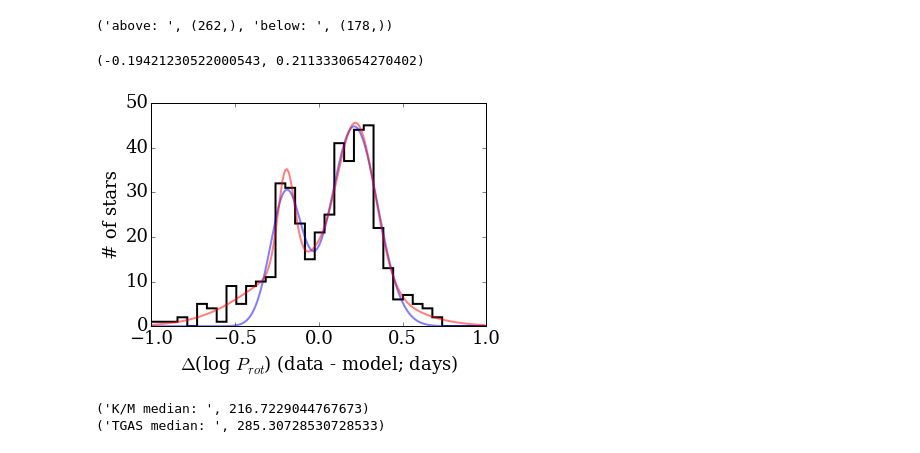
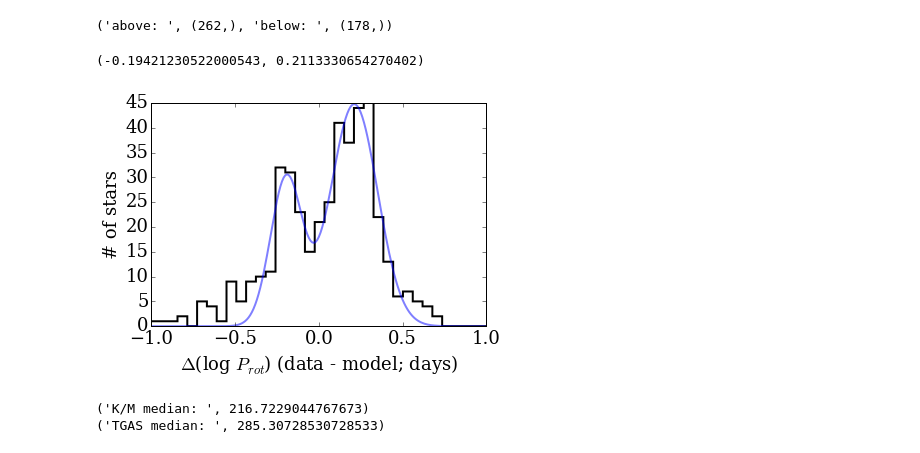
Before and after one commit to jradavenport/gaia_rot, a Jupyter notebook: explore.ipynb, the cells around one changed output. Saved outputs shown, nothing was run; the diff lists cells and outputs as text; code cells hidden in the pictures.

```diff
--- a/explore.ipynb
+++ b/explore.ipynb
@@ -530,29 +530,29 @@ def _gaus3(x, a1, x1, sig1, a2, x2, sig2, a3, x3, sig3):
 # %%
 yy, xx, _ = plt.hist(np.log10(gaia[u'Prot'].values[ok][msok]) - np.log10(red_P),
                      bins=45, histtype='step', lw=2, color='k')
 
 p2 = [32, -0.25, 0.01, 45, 0.25, 0.01]
 bcent = (xx[:-1] + xx[1:])/2.
 popt2, pcov = curve_fit(_gaus2, bcent, yy, p0=p2)
 
 dprot = np.arange(-1,1,0.01)
 plt.plot(dprot, _gaus2(dprot, *popt2), lw=2, alpha=0.5)
 
 p3 = [32, -0.25, 0.01, 45, 0.25, 0.01, 10, -0.1, 0.3]
 popt3, pcov = curve_fit(_gaus3, bcent, yy, p0=p3)
 
-plt.plot(dprot, _gaus3(dprot, *popt3), lw=2, alpha=0.5, c='red')
+# plt.plot(dprot, _gaus3(dprot, *popt3), lw=2, alpha=0.5, c='red')
 
 
 plt.xlim(-1,1)
 plt.xlabel(r'$\Delta$(log $P_{rot}$) (data - model; days)')
 plt.ylabel('# of stars')
 plt.savefig('fig5.png', dpi=300, bbox_inches='tight', pad_inches=0.25)
 
-print(popt[1], popt[4])
+print(popt2[1], popt2[4])
 # %% [output]
 (-0.19421230522000543, 0.2113330654270402)
-[figure, old version]
+[figure, new version]
 # %%
 # can we estimate the space volume covered by A) the TGAS-matched MS sample, and
 # B) the K/M stars that show the bimodality from McQuillan?
```
Also changed, not shown: 2 other files.
